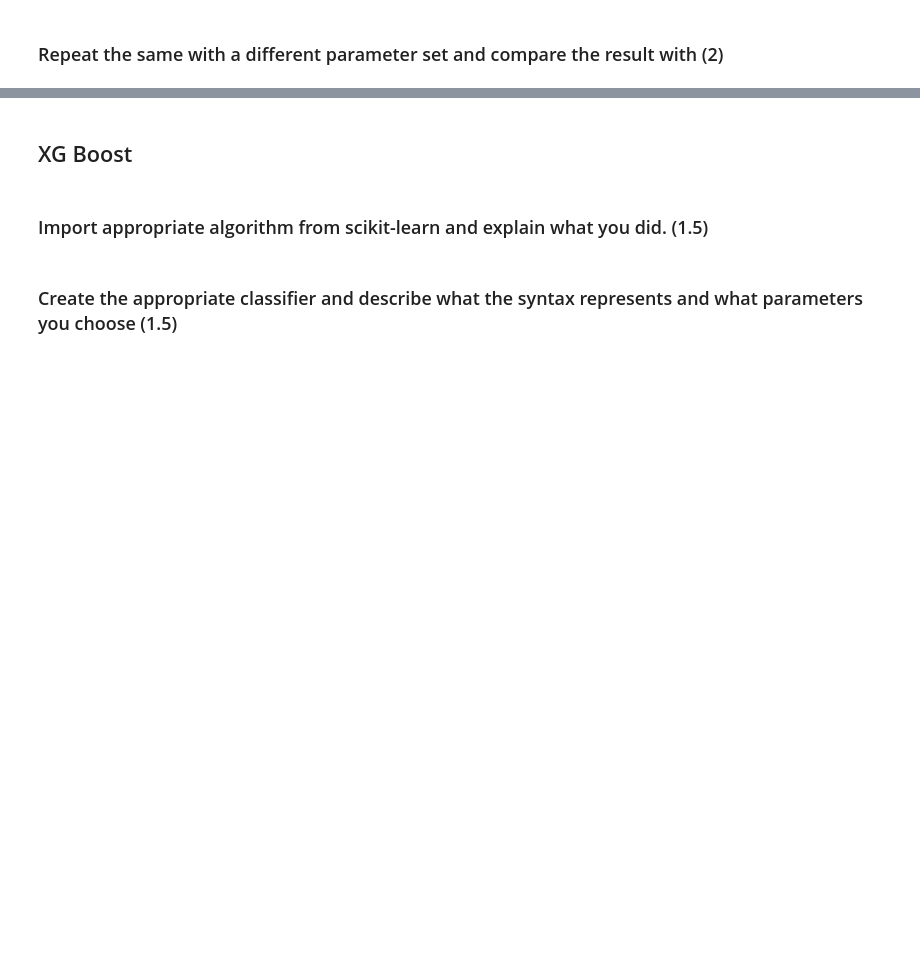
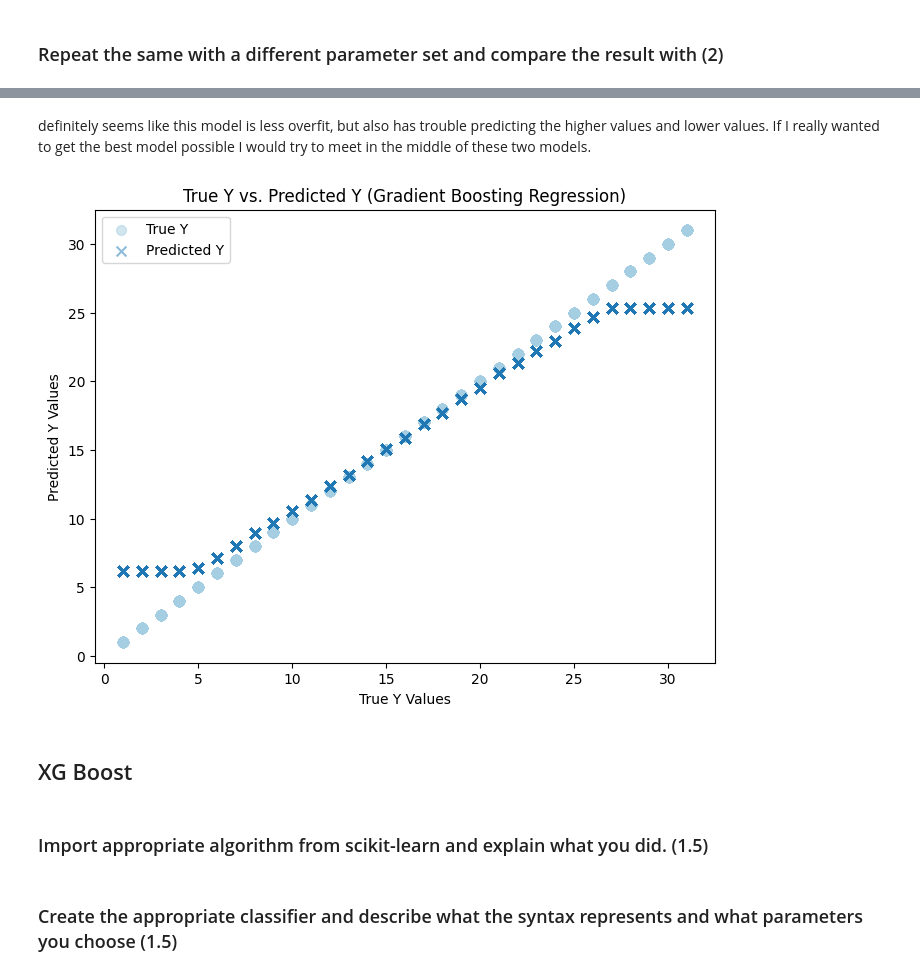
Before and after one commit to lecarpen23/6700_Assignment_01, a Jupyter notebook: Assignment 02_GroupNumber.ipynb, the cells around one changed output, grey strips where cells are left out. Drawn from its saved outputs; the diff is of its cells as text; code cells hidden in the pictures; blank space fills up the shorter version.

```diff
--- a/Assignment 02_GroupNumber.ipynb
+++ b/Assignment 02_GroupNumber.ipynb
@@ -799,3 +910,16 @@ ConfusionMatrixDisplay(conf_matrix).plot()
+# %% [markdown]
+definitely seems like this model is less overfit, but also has trouble predicting the higher values and lower values. If I really wanted to get the best model possible I would try to meet in the middle of these two models.
+# %%
+plt.figure(figsize=(8, 6))
+plt.scatter(BSHy_test, BSHy_test, label="True Y", alpha=0.5, marker="o", s=50)  # Use circles for true Y
+plt.scatter(BSHy_test, BSHy_pred_gboost, label="Predicted Y", alpha=0.5, marker="x", s=50)  # Use 'x' for predicted Y
+plt.xlabel("True Y Values")
+plt.ylabel("Predicted Y Values")
+plt.title("True Y vs. Predicted Y (Gradient Boosting Regression)")
+plt.legend()
+plt.show()
+# %% [output]
+[figure, added]
 # %% [markdown]
 ## XG Boost
 # %% [markdown]
```
Also changed, not shown: parts of 59 cells of this notebook, 1 other file.
